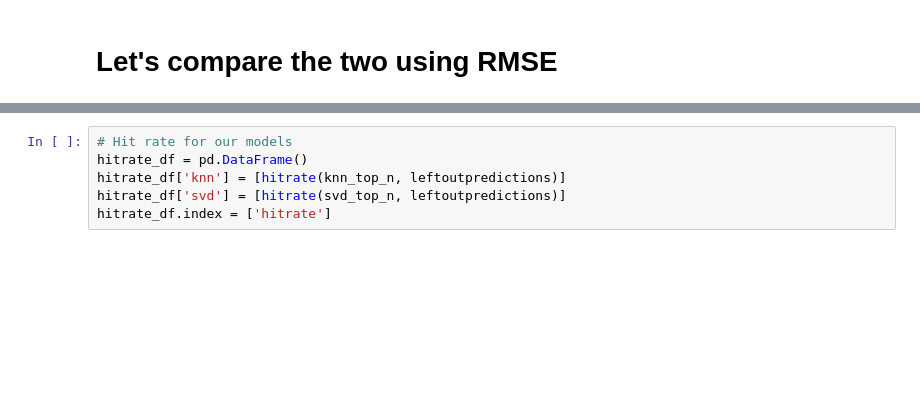
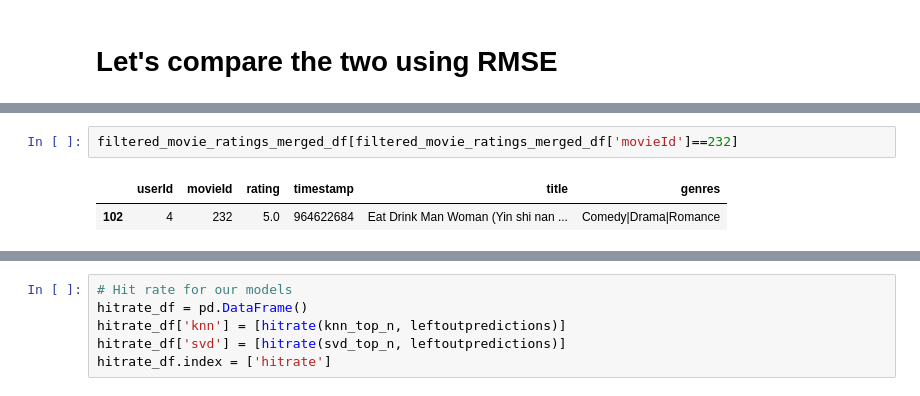
Before and after one commit to UPStat280/01-recommender-systems, a Jupyter notebook: recommender.ipynb, the cells around one changed output, grey strips where cells are left out. Drawn from its saved outputs; the diff is of its cells as text; blank space fills up the shorter version.

```diff
--- a/recommender.ipynb
+++ b/recommender.ipynb
@@ -591,0 +684,5 @@ top n recommendations for svd
+# %%
+filtered_movie_ratings_merged_df[filtered_movie_ratings_merged_df['movieId']==232]
+# %% [output]
+|  | userId | movieId | rating | timestamp | title | genres |
+| 102 | 4 | 232 | 5.0 | 964622684 | Eat Drink Man Woman (Yin shi nan ... | Comedy|Drama|Romance |
```
Also changed, not shown: parts of 33 cells of this notebook.
